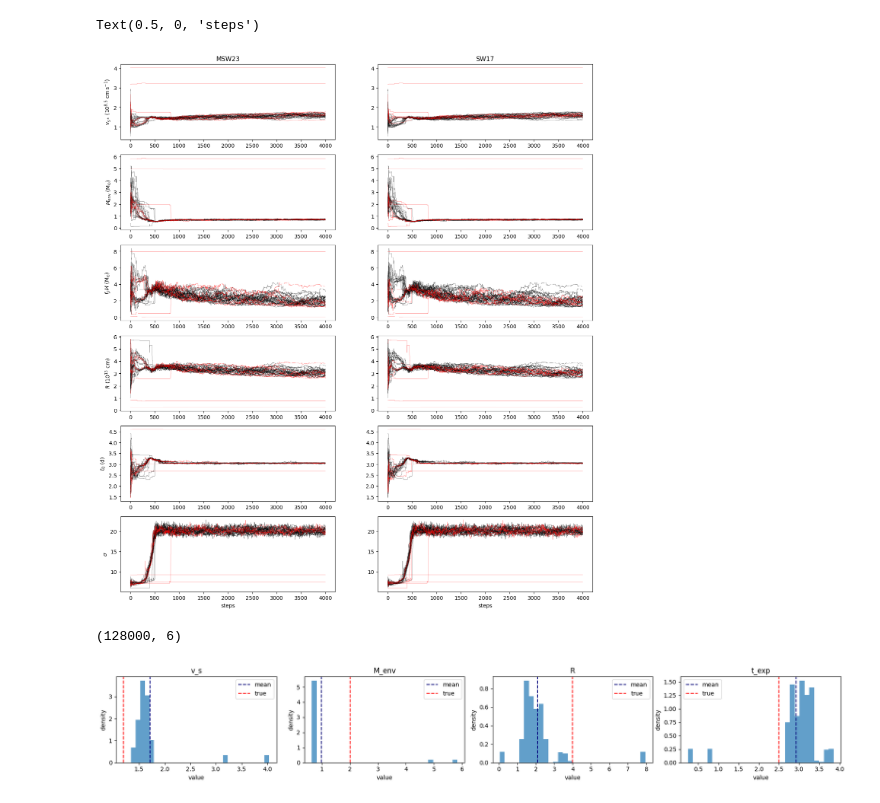
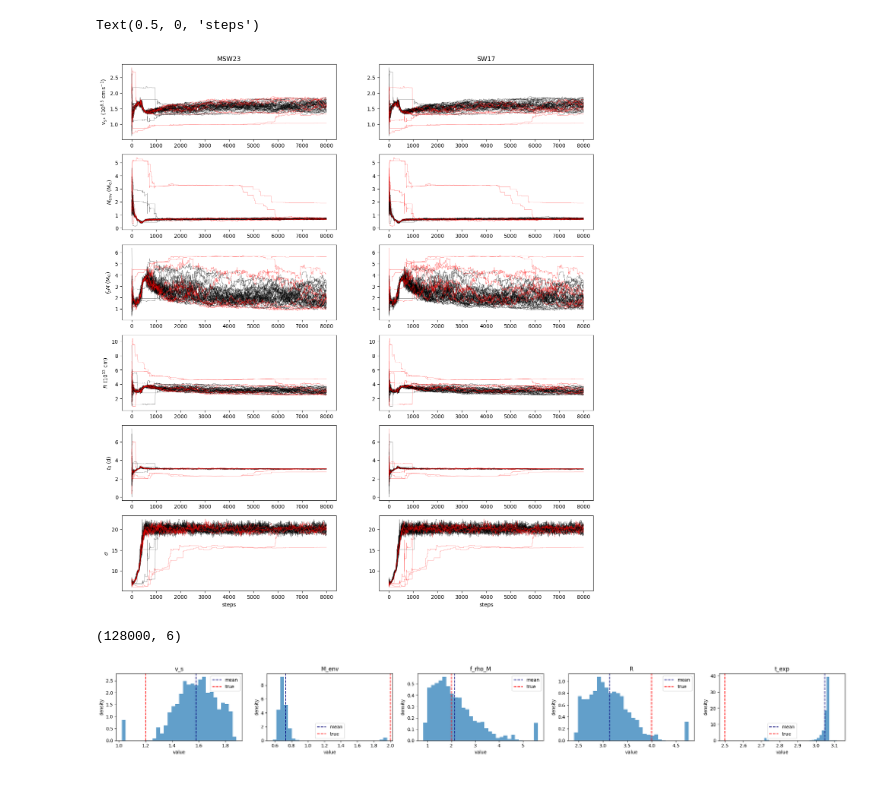
Before and after one commit to gsmteixeira/pilca, a Jupyter notebook: notebooks/06_preparing_mcmc.ipynb, the cells around one changed output. Saved outputs shown, nothing was run; the diff lists cells and outputs as text; code cells hidden in the pictures.

```diff
--- a/notebooks/06_preparing_mcmc.ipynb
+++ b/notebooks/06_preparing_mcmc.ipynb
@@ -29,13 +39,13 @@ filter_combinations = [all_filters[:i+1] for i in range(len(all_filters))]
 max_days = 5
 time_spans = np.arange(1, max_days + 1)  # [1, 2, ..., 10]
 
-model_parameters = [1.2, 2., 4.0, 2.5]
+model_parameters = [1.2, 2.,2., 4.0, 2.5]
 
 # --- setup light curve builder ---
 builder = ut.LCBuilder(
     model_name="sc4",
     model_parameters=model_parameters,
-    model_units=[1,1,1,1],
+    model_units=[1,1,1,1,1],
     seed=42
 )
 
@@ -88,30 +76,30 @@ models.UniformPrior(0, 10),
 models.UniformPrior(0, 10),
 models.UniformPrior(0, 10),
 models.UniformPrior(0, 100),
-models.UniformPrior(min_mjd-2, min_mjd-1+3),
+models.UniformPrior(min_mjd-4, min_mjd+5),
 models.LogUniformPrior(0,1e2),
 ]
 
-p_lo = [0.5, 0.5,  0.5, 1, 1.4, 6]
-p_up = [3, 4,  6, 6, 4, 8]
+p_lo = [0.5, 0.5,  0.5, 1, min_mjd-2, 6]
+p_up = [3, 4,  4, 6, min_mjd+2, 8]
 
 N_WALKERS = 32
-N_STEPS = 4000
+N_STEPS = 8000
 N_STEPS_BURNIN = 1
-sampler = fitting.lightcurve_mcmc(lc_early, model,
-                                priors=priors, p_lo=p_lo, p_up=p_up,
-                                nwalkers=N_WALKERS, nsteps=N_STEPS, nsteps_burnin=N_STEPS_BURNIN, use_sigma=True)
+# sampler = fitting.lightcurve_mcmc(lc_early, model,
+#                                 priors=priors, p_lo=p_lo, p_up=p_up,
+#                                 nwalkers=N_WALKERS, nsteps=N_STEPS, nsteps_burnin=N_STEPS_BURNIN, use_sigma=True)
 
 
 save_dir = os.path.join(ut.storage_parent_path, "experiments", "mcmc")
 os.makedirs(save_dir, exist_ok=True)
-np.save(os.path.join(save_dir, "flatchain_mcmc_10d_all_filters.npy"), np.array(sampler.flatchain))
+# np.save(os.path.join(save_dir, "flatchain_mcmc_10d_all_filters.npy"), np.array(sampler.flatchain))
 # %%
 sc4_flatchain = np.load(os.path.join(save_dir, "flatchain_mcmc_10d_all_filters.npy"))#'outputs/flatchain_sc4_full_lc_neuripsprior.npy')*units_array#[:,:]
 
 nparams = sc4_flatchain.shape[-1]
-nwalkers = 32
-nsteps = 4000
+nwalkers = 40
+nsteps = N_STEPS
 sc4_walker_chain = np.zeros((nwalkers, nsteps, nparams)).astype('float32')
 
 for i in range(nwalkers):
@@ -188,30 +176,35 @@ ax_sc4.set_xlabel('steps')
 ax_sc3.set_xlabel('steps')
 # %% [output]
 Text(0.5, 0, 'steps')
-[figure, old version]
+[figure, new version]
 # %%
 sc4_flatchain.shape
 # %% [output]
 (128000, 6)
 # %%
-samples = sc4_flatchain[-1000:, :-1]
-param_names = ["v_s", "M_env",  "R", "t_exp"]
+samples = sc4_flatchain[-2000*nwalkers:, :-1]
+param_names = ["v_s", "M_env",  "f_rho_M", "R", "t_exp"]
 mean = samples.mean(0)
 std = samples.std(0)
 true = builder.model_parameters
-fig, axes = plt.subplots(1, 4, figsize=(18, 3))
+# new_true = np.zeros(len(true)+1)
+# new_true[:2] = true[:2]
+# new_true[-2:] = true[-2:]
+# new_true[2] = true[1]
+# true = new_true
+fig, axes = plt.subplots(1, 5, figsize=(23, 3))
 for i, name in enumerate(param_names):
     axes[i].hist(samples[:, i], bins=30, density=True, color="tab:blue", alpha=0.7)
     axes[i].axvline(mean[i], color="navy", linestyle="--", label="mean")
     axes[i].axvline(true[i], color="red", linestyle="--", label="true")
 
 
     axes[i].set_title(name)
     axes[i].set_xlabel("value")
     axes[i].set_ylabel("density")
     axes[i].legend()
 
 plt.tight_layout()
 plt.show()
 # %% [output]
-[figure, old version]
+[figure, new version]
```
Also changed, not shown: parts of 4 cells of this notebook, 6 other files.
